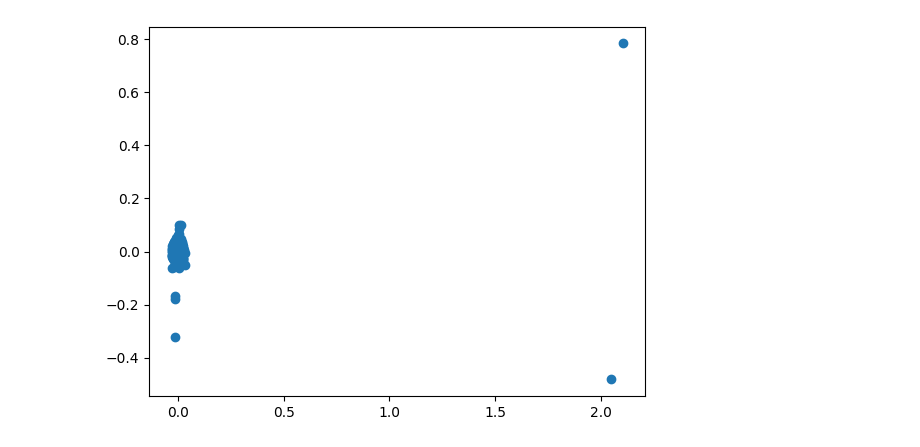
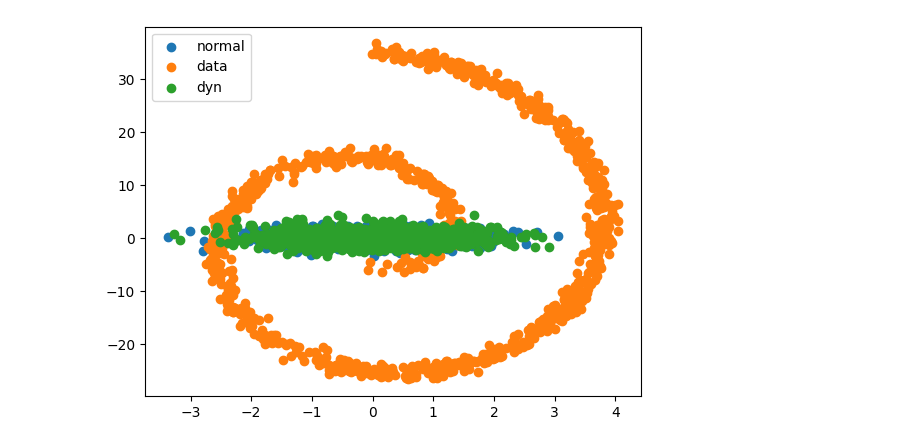
Before and after one commit to KevinRojas1499/variational-sb, a Jupyter notebook: sb_tutorial.ipynb, the cells around one changed output. Cells and saved outputs as stored; diff of their text form; code cells hidden in the pictures.

```diff
--- a/sb_tutorial.ipynb
+++ b/sb_tutorial.ipynb
@@ -12,7 +12,7 @@ import utils.samplers
 from utils.misc import dotdict, batch_matrix_product
 # %%
 opts =  dotdict({
-    'dataset': 'gmm',
+    'dataset': 'spiral',
     'lr' : 3e-4,
     'num_iters' : 1000,
     'batch_size' : 512,
@@ -21,15 +21,22 @@ opts =  dotdict({
 device = torch.device('cuda' if torch.cuda.is_available() else 'cpu')
 dataset = get_dataset(opts)
 dim = dataset.dim
-model_backward = utils.models.MLP(dim=dim,augmented_sde=False).to(device=device)
-model_forward = utils.models.MatrixTimeEmbedding(4,2).to(device=device)
+model_backward = utils.models.MLP(dim=dim,augmented_sde=True).to(device=device)
+model_forward = utils.models.MLP(dim=dim,augmented_sde=True).to(device=device)
+
+
 itr=500
 model_path = f'./exp/momentum/itr_{itr}'
 
+# model_path = f'./checkpoints/cld/itr_{itr}'
+model_forward = utils.models.MatrixTimeEmbedding(4,2).to(device=device)
 model_backward = torch.load(os.path.join(model_path,f'backward_ema_{itr}.pt'))
-model_forward = torch.load(os.path.join(model_path,f'forward_ema_{itr}.pt'))
-sde = utils.sde_lib.LinearMomentumSchrodingerBridge()
+# model_forward = torch.load(os.path.join(model_path,f'forward_ema_{itr}.pt'))
+# sde = utils.sde_lib.LinearMomentumSchrodingerBridge()
+sde = utils.sde_lib.MomentumSchrodingerBridge()
+# sde = utils.sde_lib.CLD()
 sde.backward_score = model_backward
 sde.forward_score = model_forward
+sde.forward_score = lambda x,t : 0
 # %%
 t = torch.linspace(0,1,3, device=device).unsqueeze(0)
@@ -46,12 +44,15 @@ tensor([[[-0.7269,  0.0000,  5.8958,  0.0000],
 # %%
 data = dataset.sample(1000).to(device=device)
-aug_data = torch.cat((torch.zeros_like(data), data),dim=-1)
+aug_data = torch.cat((data, torch.zeros_like(data)),dim=-1)
 
-noise, trajectory = sde.sample((1000,4),device, True, in_cond=aug_data)
-
+noise, trajectory = sde.sample((1000,4),device,False, in_cond=aug_data)
+rand = torch.randn_like(noise)
 for i in range(trajectory.shape[1]):
     plt.close()
-    plt.scatter(trajectory[:,i,0].cpu(),trajectory[:,i,1].cpu())
+    plt.scatter(rand[:,0].cpu(),rand[:,1].cpu(),label='normal')
+    plt.scatter(aug_data[:,0].cpu(),aug_data[:,1].cpu(),label='data')
+    plt.scatter(trajectory[:,i,0].cpu(),trajectory[:,i,1].cpu(),label='dyn')
+    plt.legend()
     plt.savefig(f'trajectory/{i}.png')
 # %% [output]
-[figure, old version]
+[figure, new version]
```
Also changed, not shown: parts of 1 cell of this notebook, 2 other files.
